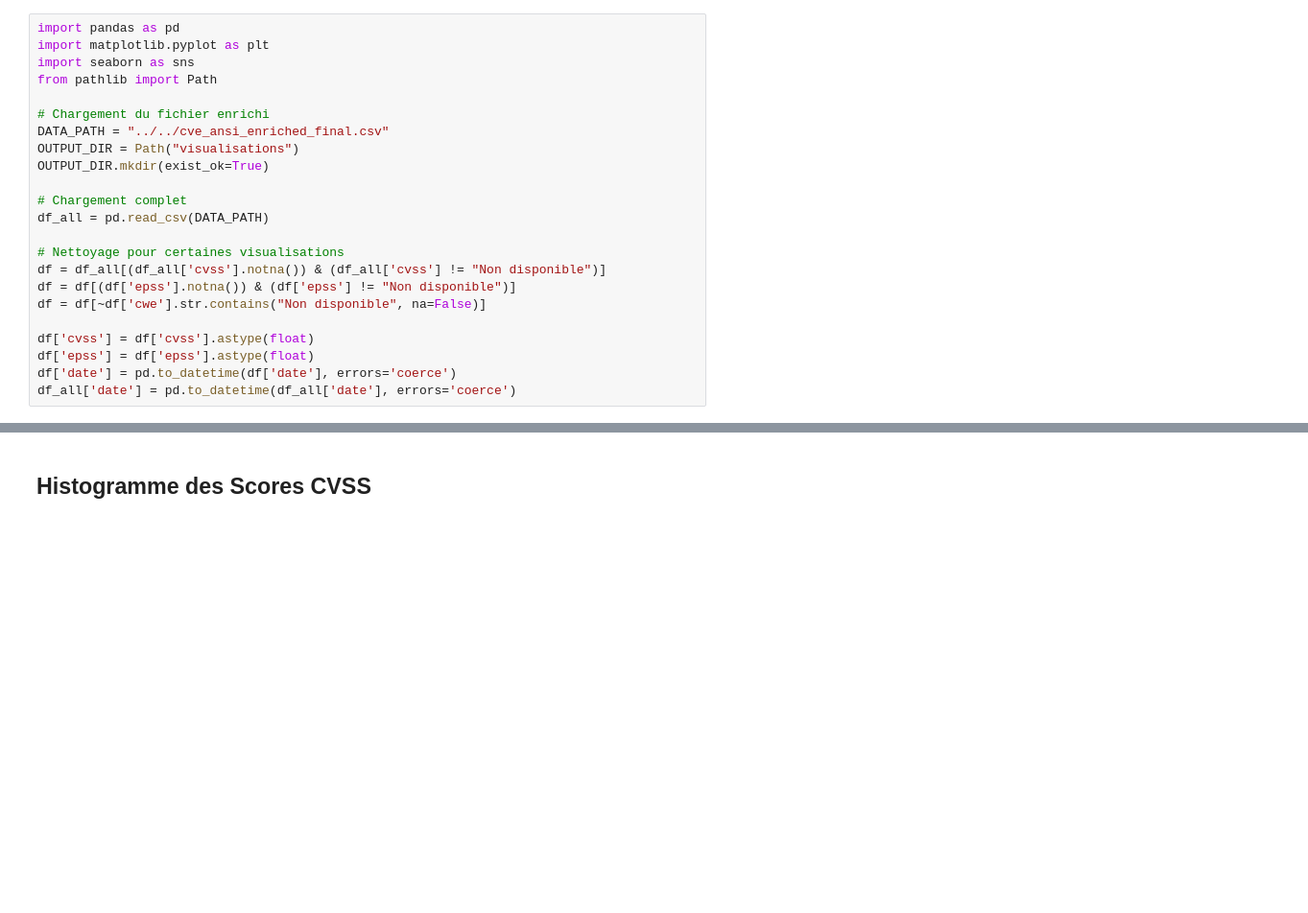
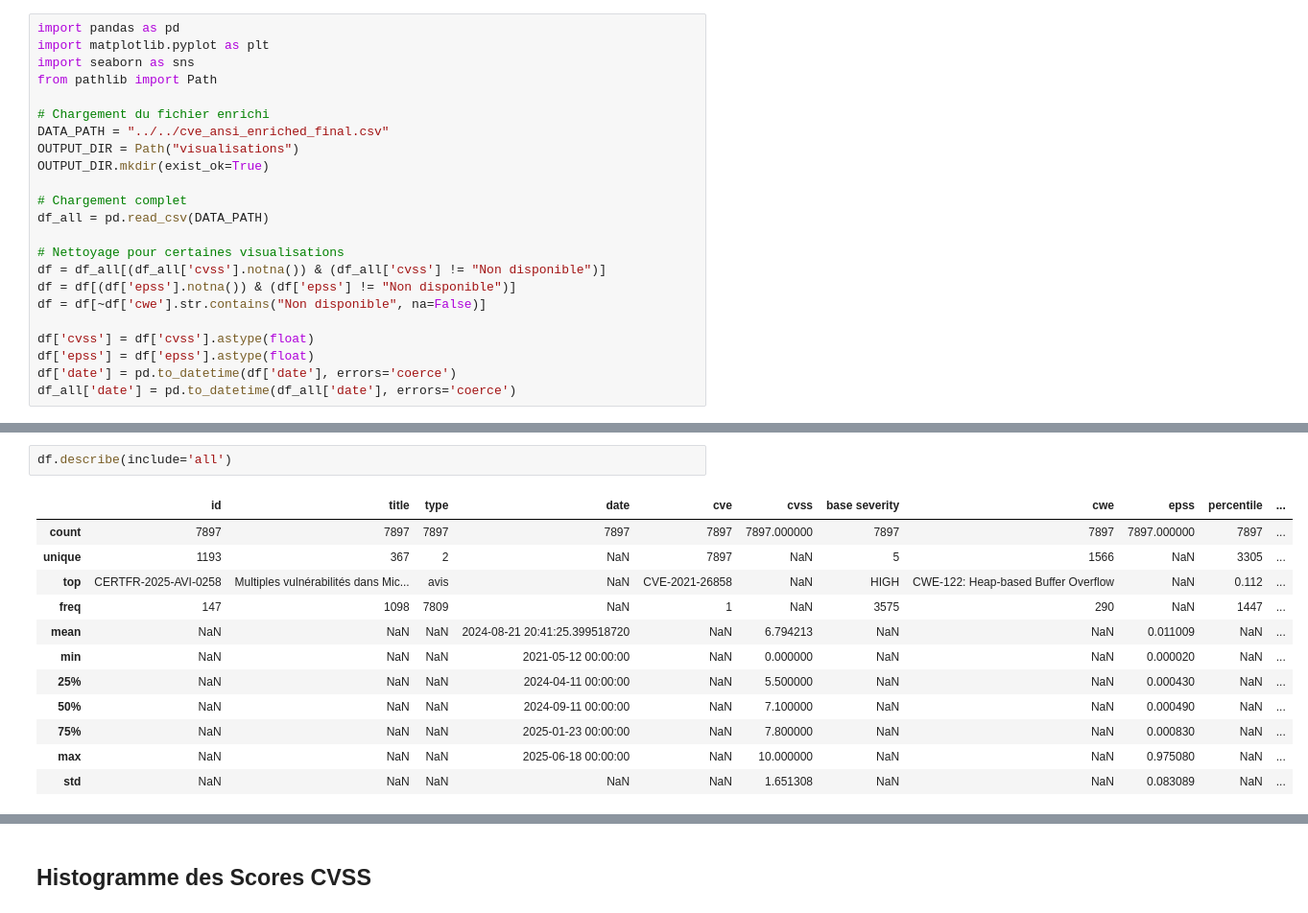
Before and after one commit to Candicemamou/ProjetFinalData, a Jupyter notebook: mnt/data/visualisation_cve_etape5.ipynb, the cells around one changed output, grey strips where cells are left out. Shown: that part at 96% size. Saved outputs shown, nothing was run; the diff lists cells and outputs as text; blank space fills up the shorter version.

Commit message:
exploration de base du dataframe push

```diff
--- a/mnt/data/visualisation_cve_etape5.ipynb
+++ b/mnt/data/visualisation_cve_etape5.ipynb
@@ -27,0 +90,15 @@ df_all['date'] = pd.to_datetime(df_all['date'], errors='coerce')
+# %%
+df.describe(include='all')
+# %% [output]
+|  | id | title | type | date | cve | cvss | base severity | cwe | epss | percentile | ... |
+| count | 7897 | 7897 | 7897 | 7897 | 7897 | 7897.000000 | 7897 | 7897 | 7897.000000 | 7897 | ... |
+| unique | 1193 | 367 | 2 | NaN | 7897 | NaN | 5 | 1566 | NaN | 3305 | ... |
+| top | CERTFR-2025-AVI-0258 | Multiples vulnérabilités dans Mic... | avis | NaN | CVE-2021-26858 | NaN | HIGH | CWE-122: Heap-based Buffer Overflow | NaN | 0.112 | ... |
+| freq | 147 | 1098 | 7809 | NaN | 1 | NaN | 3575 | 290 | NaN | 1447 | ... |
+| mean | NaN | NaN | NaN | 2024-08-21 20:41:25.399518720 | NaN | 6.794213 | NaN | NaN | 0.011009 | NaN | ... |
+| min | NaN | NaN | NaN | 2021-05-12 00:00:00 | NaN | 0.000000 | NaN | NaN | 0.000020 | NaN | ... |
+| 25% | NaN | NaN | NaN | 2024-04-11 00:00:00 | NaN | 5.500000 | NaN | NaN | 0.000430 | NaN | ... |
+| 50% | NaN | NaN | NaN | 2024-09-11 00:00:00 | NaN | 7.100000 | NaN | NaN | 0.000490 | NaN | ... |
+| 75% | NaN | NaN | NaN | 2025-01-23 00:00:00 | NaN | 7.800000 | NaN | NaN | 0.000830 | NaN | ... |
+| max | NaN | NaN | NaN | 2025-06-18 00:00:00 | NaN | 10.000000 | NaN | NaN | 0.975080 | NaN | ... |
+| std | NaN | NaN | NaN | NaN | NaN | 1.651308 | NaN | NaN | 0.083089 | NaN | ... |
```
Also changed, not shown: parts of 7 cells of this notebook.
